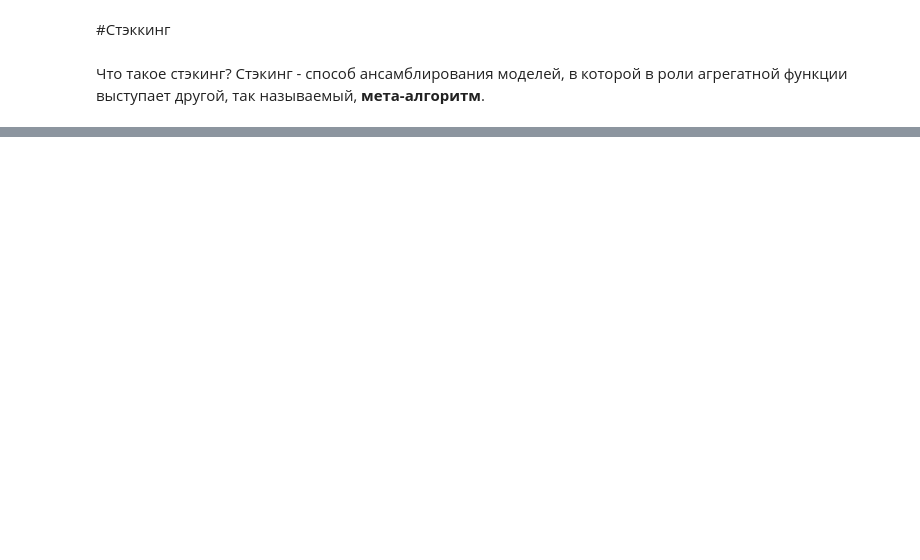
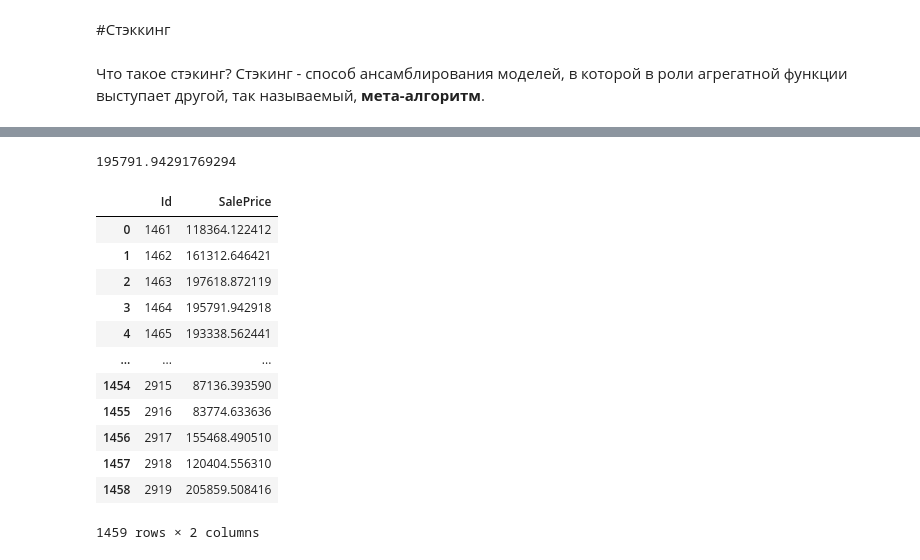
Before and after one commit to Kasymkhankhubiyev/BasicMachineLearning, a Jupyter notebook: task3.ipynb, the cells around one changed output, grey strips where cells are left out. Drawn from its saved outputs; the diff is of its cells as text; code cells hidden in the pictures; blank space fills up the shorter version.

Commit message:
Added function to upload predictions

```diff
--- a/task3.ipynb
+++ b/task3.ipynb
@@ -480,0 +519,46 @@ class StackRegressor:
+# %%
+xgboost_predictions = xgb_reg.predict(val_test_x)
+# %%
+submission['SalePrice'] = xgboost_predictions
+submission
+submission.to_csv('submission_xgboost.csv', index=False)
+# %%
+train = train_data.drop_duplicates()
+train = train.drop(columns='Id')
+test = test_data.drop(columns='Id')
+
+train, test = deleteNaN(train, test, critval=0.7)
+
+categorical = []
+features = test.columns
+for i in range(len(features)):
+    if (test[features[i]].dtype == 'object'):
+        categorical.append(i)
+
+val_test = test.values
+imp = SimpleImputer(strategy='most_frequent')
+val_test_x = imp.fit_transform(val_test)
+# testX = imp.fit_transform(test_x)
+# %%
+catboost_predictions = cat_model.predict(val_test_x)
+# %%
+catboost_predictions[3]
+# %% [output]
+195791.94291769294
+# %%
+submission['SalePrice'] = catboost_predictions
+submission
+# %% [output]
+|  | Id | SalePrice |
+| 0 | 1461 | 118364.122412 |
+| 1 | 1462 | 161312.646421 |
+| 2 | 1463 | 197618.872119 |
+| 3 | 1464 | 195791.942918 |
+| 4 | 1465 | 193338.562441 |
+| ... | ... | ... |
+| 1454 | 2915 | 87136.393590 |
+| 1455 | 2916 | 83774.633636 |
+| 1456 | 2917 | 155468.490510 |
+| 1457 | 2918 | 120404.556310 |
+| 1458 | 2919 | 205859.508416 |
+1459 rows × 2 columns
```
Also changed, not shown: parts of 15 cells of this notebook.
